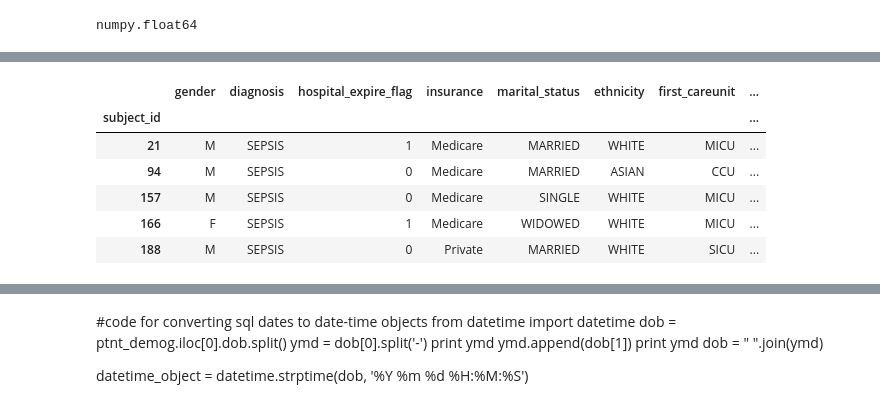
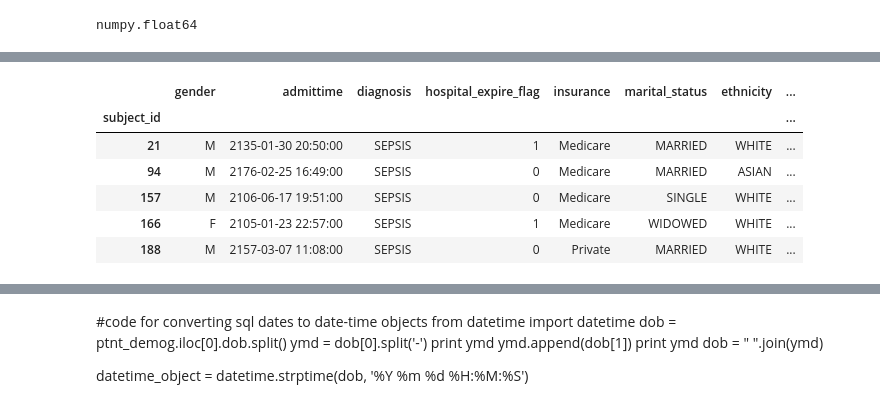
Before and after one commit to RJBeetel3/mimic3_analysis, a Jupyter notebook: SEPSIS_PATIENT_DEMOGRAPHICS.ipynb, the cells around one changed output, grey strips where cells are left out. Saved outputs shown, nothing was run; the diff lists cells and outputs as text; code cells hidden in the pictures.

```diff
--- a/SEPSIS_PATIENT_DEMOGRAPHICS.ipynb
+++ b/SEPSIS_PATIENT_DEMOGRAPHICS.ipynb
@@ -216,11 +221,11 @@ ptnt_demog.head()
 # %%
-ptnt_demog.drop(['dob', 'expire_flag', 'dod', 'admittime', 'dischtime', 'deathtime', 'intime', 'outtime'],axis = 1, inplace = True)
+ptnt_demog.drop(['dob', 'expire_flag', 'dod', 'dischtime', 'deathtime', 'intime', 'outtime'],axis = 1, inplace = True)
 ptnt_demog.head()
 # %% [output]
-|  | gender | diagnosis | hospital_expire_flag | insurance | marital_status | ethnicity | first_careunit | ... |
+|  | gender | admittime | diagnosis | hospital_expire_flag | insurance | marital_status | ethnicity | ... |
 | subject_id |  |  |  |  |  |  |  | ... |
-| 21 | M | SEPSIS | 1 | Medicare | MARRIED | WHITE | MICU | ... |
-| 94 | M | SEPSIS | 0 | Medicare | MARRIED | ASIAN | CCU | ... |
-| 157 | M | SEPSIS | 0 | Medicare | SINGLE | WHITE | MICU | ... |
-| 166 | F | SEPSIS | 1 | Medicare | WIDOWED | WHITE | MICU | ... |
-| 188 | M | SEPSIS | 0 | Private | MARRIED | WHITE | SICU | ... |
+| 21 | M | 2135-01-30 20:50:00 | SEPSIS | 1 | Medicare | MARRIED | WHITE | ... |
+| 94 | M | 2176-02-25 16:49:00 | SEPSIS | 0 | Medicare | MARRIED | ASIAN | ... |
+| 157 | M | 2106-06-17 19:51:00 | SEPSIS | 0 | Medicare | SINGLE | WHITE | ... |
+| 166 | F | 2105-01-23 22:57:00 | SEPSIS | 1 | Medicare | WIDOWED | WHITE | ... |
+| 188 | M | 2157-03-07 11:08:00 | SEPSIS | 0 | Private | MARRIED | WHITE | ... |
```
Also changed, not shown: parts of 22 cells of this notebook, 1 other file.
